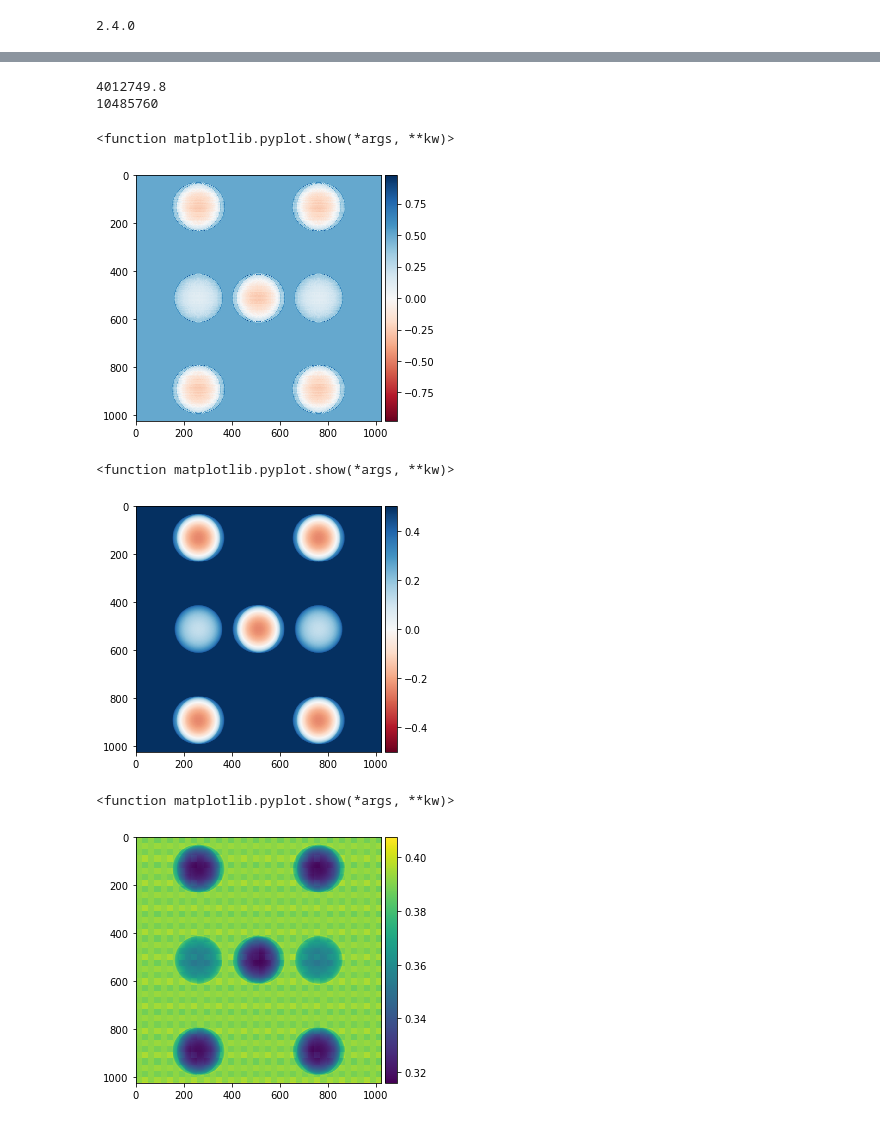
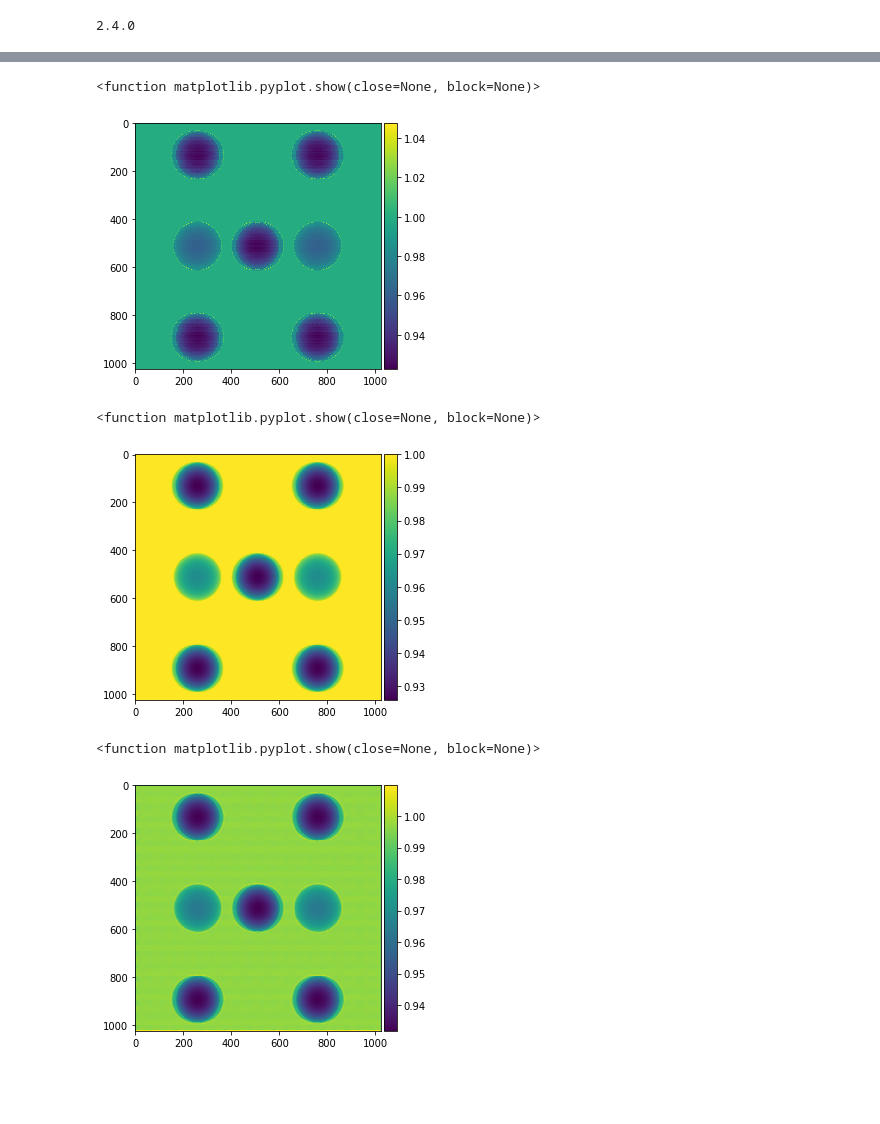
Before and after one commit to zechenl/narrow_unet, a Jupyter notebook: my_unet_main.ipynb, the cells around one changed output, grey strips where cells are left out. Drawn from its saved outputs; the diff is of its cells as text; code cells hidden in the pictures; blank space fills up the shorter version.

Commit message:
cleaned up data loading

```diff
--- a/my_unet_main.ipynb
+++ b/my_unet_main.ipynb
@@ -22,0 +146,2 @@ print(tf.__version__)
+# %%
+rand_test = random.randint(0, len(X_test)-1)
@@ -31,8 +220,0 @@ IMG_CHANNELS = 1
-# %%
-X_PATH = '1 mm'
-Y_PATH = '0 mm'
-
-X_data = np.zeros((180, IMG_HEIGHT, IMG_WIDTH, IMG_CHANNELS))
-Y_data = np.zeros((180, IMG_HEIGHT, IMG_WIDTH, IMG_CHANNELS))
-X_test = np.zeros((10, IMG_HEIGHT, IMG_WIDTH, IMG_CHANNELS))
-Y_test = np.zeros((10, IMG_HEIGHT, IMG_WIDTH, IMG_CHANNELS))
@@ -294,19 +263,12 @@ WARNING:tensorflow:5 out of the last 6 calls to <function Model.make_predict_fun
-# %%
-predict_test.shape
-print(np.sum(predict_test[:,:,:]))
-print(1024*1024*10)
-# %% [output]
-4012749.8
-10485760
 # %%
-imshow(np.squeeze(X_test[8]))
+imshow(np.squeeze(X_test[rand_test]))
 plt.show
 # %% [output]
-<function matplotlib.pyplot.show(*args, **kw)>
+<function matplotlib.pyplot.show(close=None, block=None)>
-[figure, old version]
+[figure, new version]
 # %%
-imshow(np.squeeze(Y_test[8]))
+imshow(np.squeeze(Y_test[rand_test]))
 plt.show
 # %% [output]
-<function matplotlib.pyplot.show(*args, **kw)>
+<function matplotlib.pyplot.show(close=None, block=None)>
-[figure, old version]
+[figure, new version]
@@ -313,6 +279,6 @@ plt.show
 # %%
-imshow(np.squeeze(predict_test[8][:,:,0]))
+imshow(np.squeeze(X_predict[rand_test]))
 plt.show
 # %% [output]
-<function matplotlib.pyplot.show(*args, **kw)>
+<function matplotlib.pyplot.show(close=None, block=None)>
-[figure, old version]
+[figure, new version]
```
Also changed, not shown: parts of 53 cells of this notebook.
